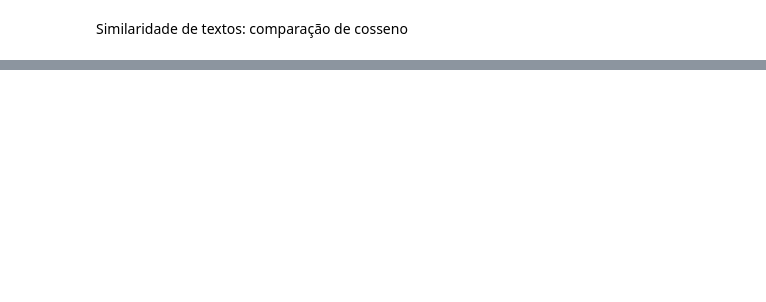
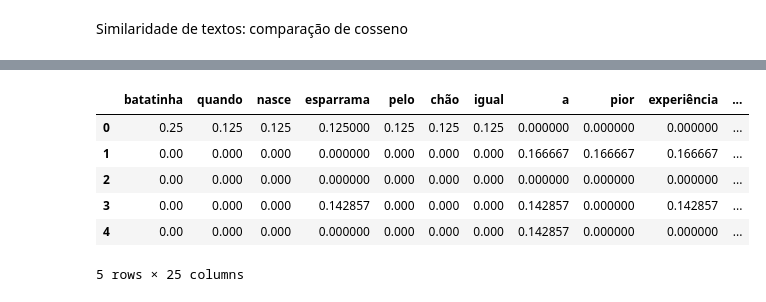
Before and after one commit to ABMHub/NLP, a Jupyter notebook: T2/preprocess2.ipynb, the cells around one changed output, grey strips where cells are left out. Saved outputs shown, nothing was run; the diff lists cells and outputs as text; code cells hidden in the pictures; blank space fills up the shorter version.

```diff
--- a/T2/preprocess2.ipynb
+++ b/T2/preprocess2.ipynb
@@ -145,0 +158,15 @@ df_contagem
+# %%
+bow_ponderado = dict()
+N = dict()
+
+for i, sent in enumerate(corpus):
+  bow_ponderado[i] = dict()
+  sent_pos_proc = sent.lower().split()
+  siz = len(sent_pos_proc)
+  for wrd in sent_pos_proc:
+    if wrd in bow_ponderado[i].keys():
+      bow_ponderado[i][wrd] += 1/siz
+    else:
+      bow_ponderado[i][wrd] = 1/siz
+
+bow_ponderado
@@ -171,0 +248,11 @@ similaridade_de_coseno([0,0,1,1], [0, 0, 1, 1])
+# %%
+df_term_frequency = pd.DataFrame().from_records(bow_ponderado).fillna(0).T
+df_term_frequency
+# %% [output]
+|  | batatinha | quando | nasce | esparrama | pelo | chão | igual | a | pior | experiência | ... |
+| 0 | 0.25 | 0.125 | 0.125 | 0.125000 | 0.125 | 0.125 | 0.125 | 0.000000 | 0.000000 | 0.000000 | ... |
+| 1 | 0.00 | 0.000 | 0.000 | 0.000000 | 0.000 | 0.000 | 0.000 | 0.166667 | 0.166667 | 0.166667 | ... |
+| 2 | 0.00 | 0.000 | 0.000 | 0.000000 | 0.000 | 0.000 | 0.000 | 0.000000 | 0.000000 | 0.000000 | ... |
+| 3 | 0.00 | 0.000 | 0.000 | 0.142857 | 0.000 | 0.000 | 0.000 | 0.142857 | 0.000000 | 0.142857 | ... |
+| 4 | 0.00 | 0.000 | 0.000 | 0.000000 | 0.000 | 0.000 | 0.000 | 0.142857 | 0.000000 | 0.000000 | ... |
+5 rows × 25 columns
```
Also changed, not shown: parts of 13 cells of this notebook.
